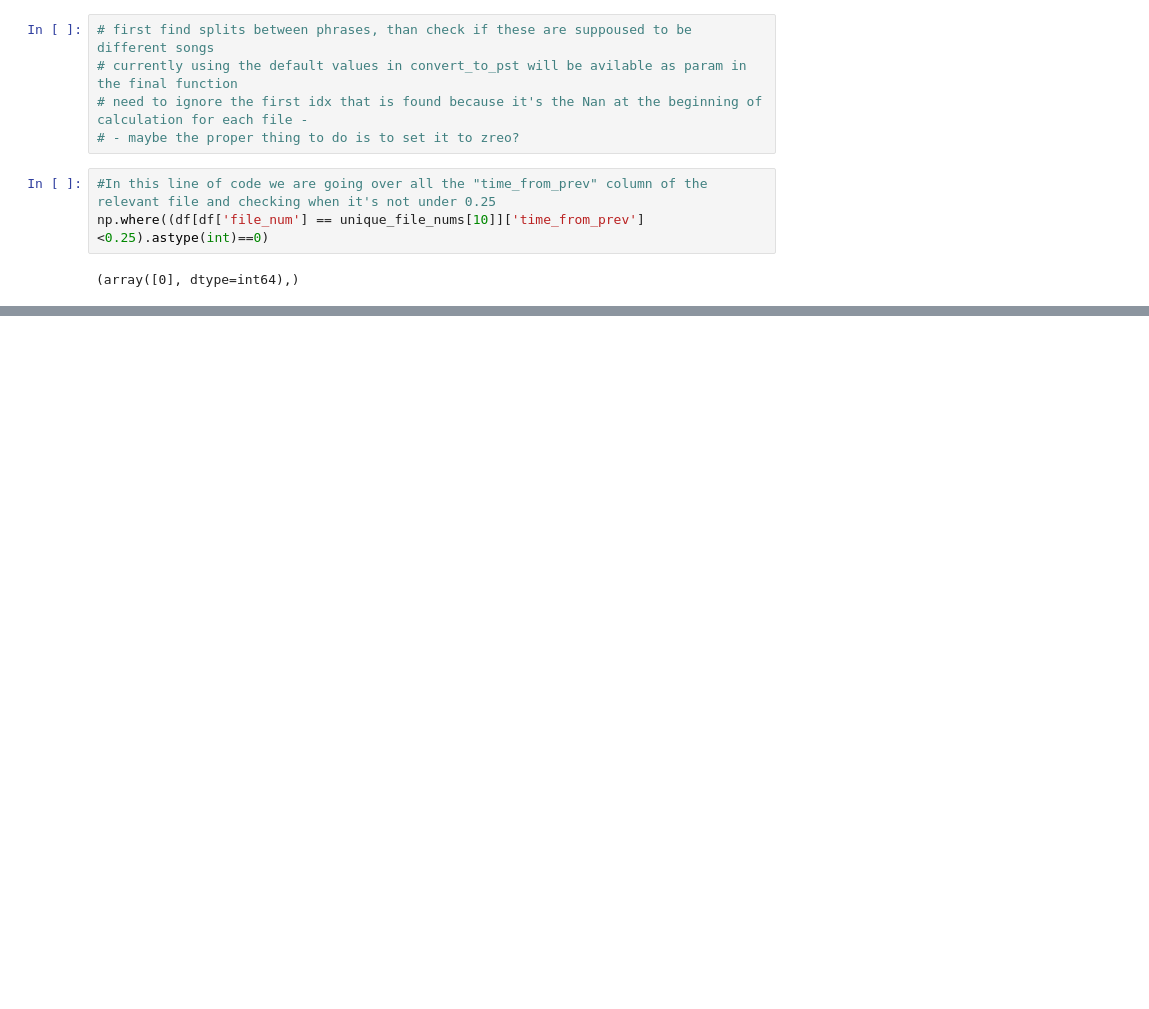
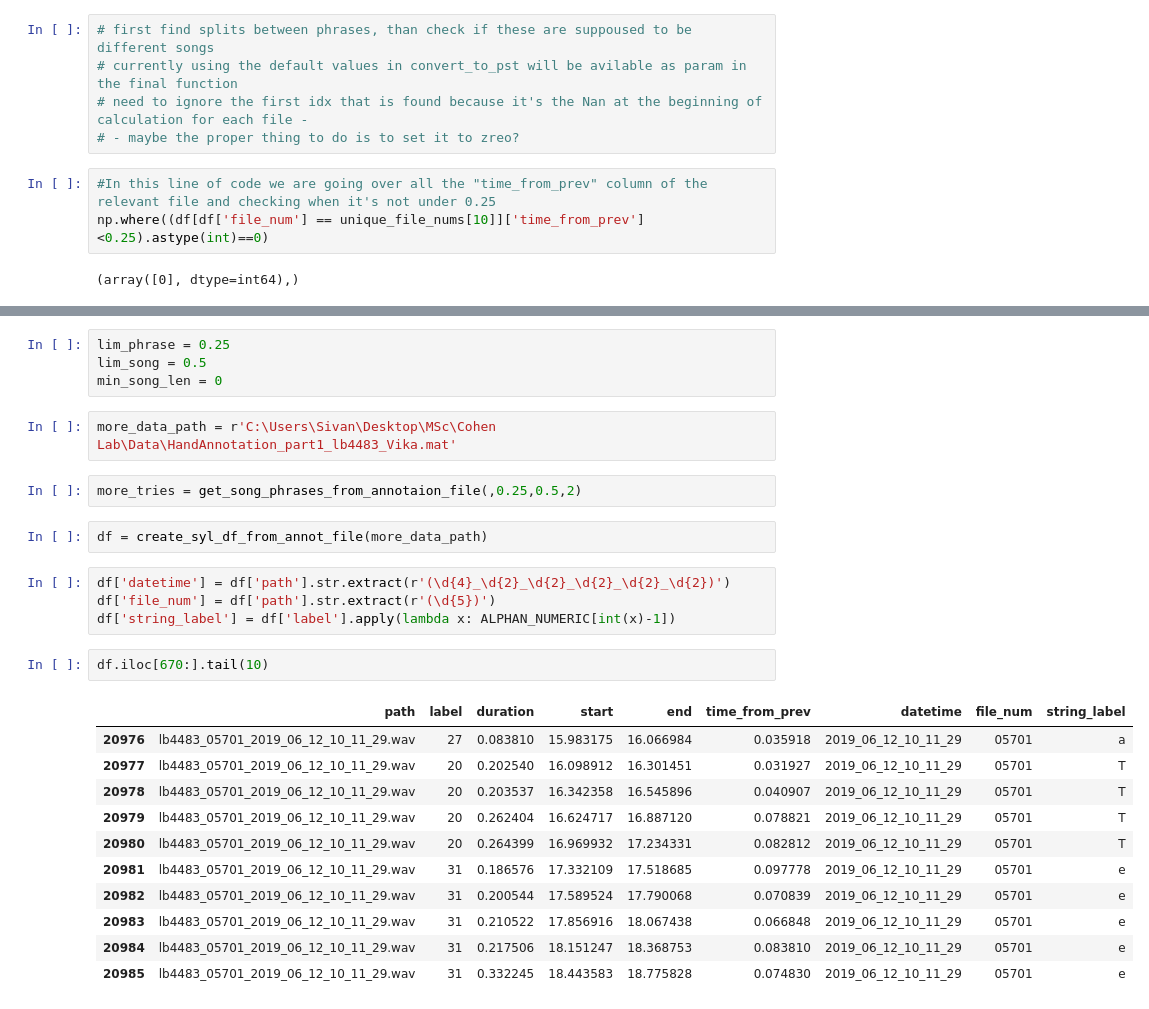
Before and after one commit to SivanLevin/BirdSongBout, a Jupyter notebook: trying_BSB_py.ipynb, the cells around one changed output, grey strips where cells are left out. Saved outputs shown, nothing was run; the diff lists cells and outputs as text; blank space fills up the shorter version.

```diff
--- a/trying_BSB_py.ipynb
+++ b/trying_BSB_py.ipynb
@@ -299,0 +238,28 @@ all_strings
+# %%
+lim_phrase = 0.25
+lim_song = 0.5
+min_song_len = 0
+# %%
+more_data_path = r'C:\Users\Sivan\Desktop\MSc\Cohen Lab\Data\HandAnnotation_part1_lb4483_Vika.mat'
+# %%
+more_tries = get_song_phrases_from_annotaion_file(,0.25,0.5,2)
+# %%
+df = create_syl_df_from_annot_file(more_data_path)
+# %%
+df['datetime'] = df['path'].str.extract(r'(\d{4}_\d{2}_\d{2}_\d{2}_\d{2}_\d{2})')
+df['file_num'] = df['path'].str.extract(r'(\d{5})')
+df['string_label'] = df['label'].apply(lambda x: ALPHAN_NUMERIC[int(x)-1])
+# %%
+df.iloc[670:].tail(10)
+# %% [output]
+|  | path | label | duration | start | end | time_from_prev | datetime | file_num | string_label |
+| 20976 | lb4483_05701_2019_06_12_10_11_29.wav | 27 | 0.083810 | 15.983175 | 16.066984 | 0.035918 | 2019_06_12_10_11_29 | 05701 | a |
+| 20977 | lb4483_05701_2019_06_12_10_11_29.wav | 20 | 0.202540 | 16.098912 | 16.301451 | 0.031927 | 2019_06_12_10_11_29 | 05701 | T |
+| 20978 | lb4483_05701_2019_06_12_10_11_29.wav | 20 | 0.203537 | 16.342358 | 16.545896 | 0.040907 | 2019_06_12_10_11_29 | 05701 | T |
+| 20979 | lb4483_05701_2019_06_12_10_11_29.wav | 20 | 0.262404 | 16.624717 | 16.887120 | 0.078821 | 2019_06_12_10_11_29 | 05701 | T |
+| 20980 | lb4483_05701_2019_06_12_10_11_29.wav | 20 | 0.264399 | 16.969932 | 17.234331 | 0.082812 | 2019_06_12_10_11_29 | 05701 | T |
+| 20981 | lb4483_05701_2019_06_12_10_11_29.wav | 31 | 0.186576 | 17.332109 | 17.518685 | 0.097778 | 2019_06_12_10_11_29 | 05701 | e |
+| 20982 | lb4483_05701_2019_06_12_10_11_29.wav | 31 | 0.200544 | 17.589524 | 17.790068 | 0.070839 | 2019_06_12_10_11_29 | 05701 | e |
+| 20983 | lb4483_05701_2019_06_12_10_11_29.wav | 31 | 0.210522 | 17.856916 | 18.067438 | 0.066848 | 2019_06_12_10_11_29 | 05701 | e |
+| 20984 | lb4483_05701_2019_06_12_10_11_29.wav | 31 | 0.217506 | 18.151247 | 18.368753 | 0.083810 | 2019_06_12_10_11_29 | 05701 | e |
+| 20985 | lb4483_05701_2019_06_12_10_11_29.wav | 31 | 0.332245 | 18.443583 | 18.775828 | 0.074830 | 2019_06_12_10_11_29 | 05701 | e |
```
Also changed, not shown: parts of 28 cells of this notebook.
